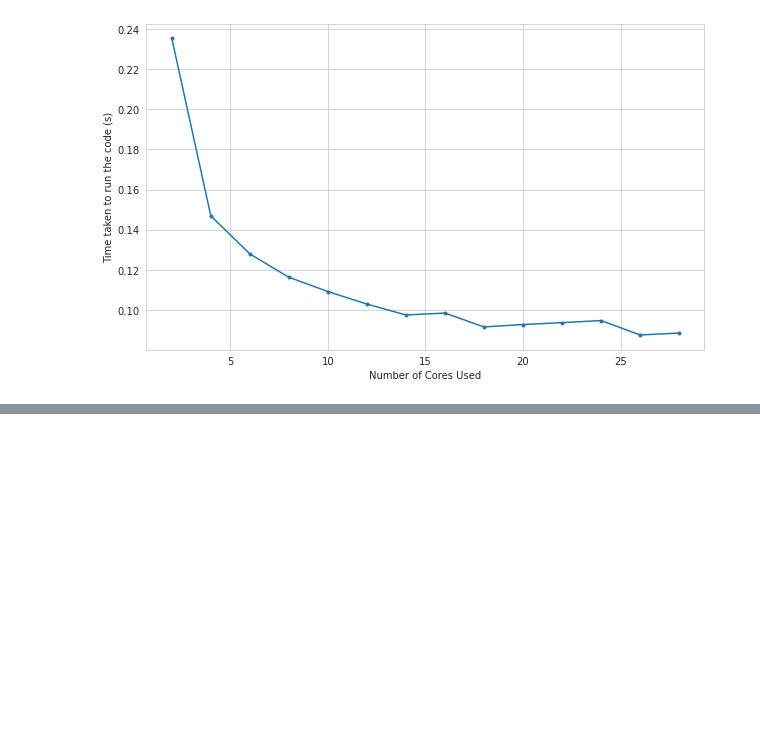
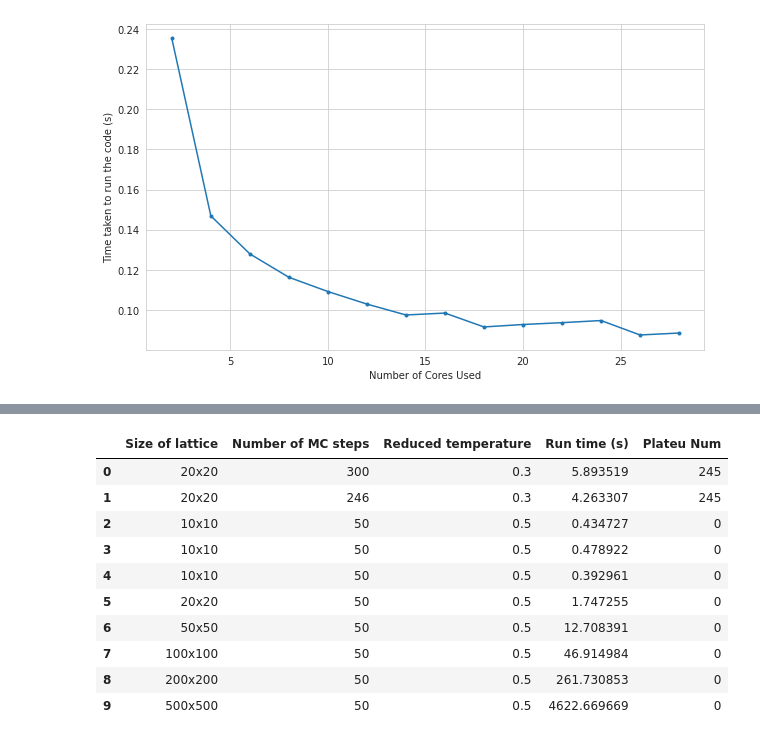
Before and after one commit to RedHorizonss/LiqCrystProj, a Jupyter notebook: Plotting_code.ipynb, the cells around one changed output, grey strips where cells are left out. Cells and saved outputs as stored; diff of their text form; code cells hidden in the pictures; blank space fills up the shorter version.

```diff
--- a/Plotting_code.ipynb
+++ b/Plotting_code.ipynb
@@ -141,0 +162,14 @@ plt.bar(x="Serial", height=serial_df.iloc[1]["Run time (s)"], width=0.8)
+# %%
+random_df
+# %% [output]
+|  | Size of lattice | Number of MC steps | Reduced temperature | Run time (s) | Plateu Num |
+| 0 | 20x20 | 300 | 0.3 | 5.893519 | 245 |
+| 1 | 20x20 | 246 | 0.3 | 4.263307 | 245 |
+| 2 | 10x10 | 50 | 0.5 | 0.434727 | 0 |
+| 3 | 10x10 | 50 | 0.5 | 0.478922 | 0 |
+| 4 | 10x10 | 50 | 0.5 | 0.392961 | 0 |
+| 5 | 20x20 | 50 | 0.5 | 1.747255 | 0 |
+| 6 | 50x50 | 50 | 0.5 | 12.708391 | 0 |
+| 7 | 100x100 | 50 | 0.5 | 46.914984 | 0 |
+| 8 | 200x200 | 50 | 0.5 | 261.730853 | 0 |
+| 9 | 500x500 | 50 | 0.5 | 4622.669669 | 0 |
```
Also changed, not shown: parts of 8 cells of this notebook.
